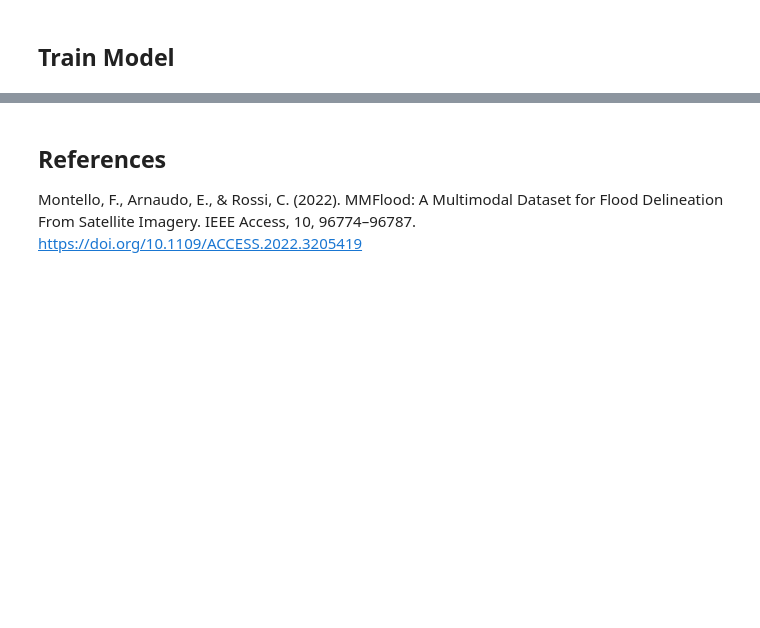
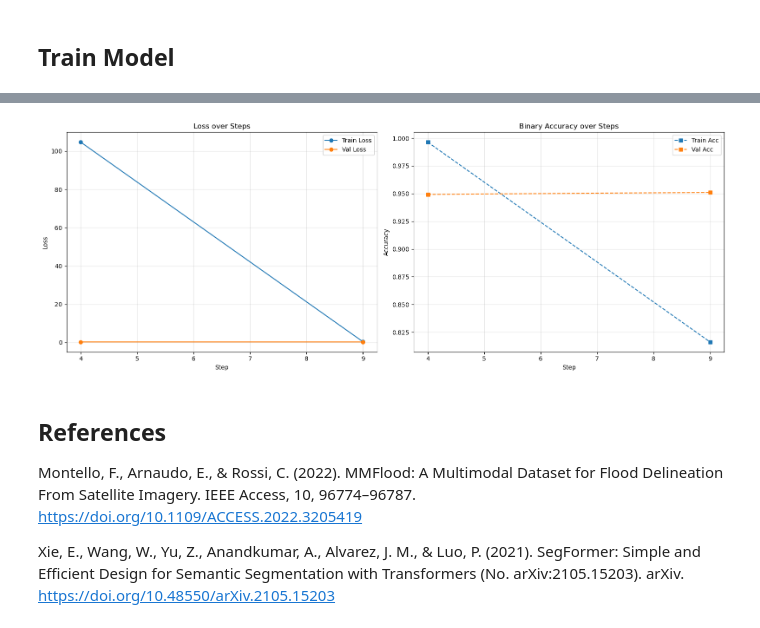
Before and after one commit to rabinatwayana/DL_torchgeo_MMFlood_Segmentation, a Jupyter notebook: Drive_mmflood.ipynb, the cells around one changed output, grey strips where cells are left out. Drawn from its saved outputs; the diff is of its cells as text; code cells hidden in the pictures; blank space fills up the shorter version.

```diff
--- a/Drive_mmflood.ipynb
+++ b/Drive_mmflood.ipynb
@@ -643,3 +981,9 @@ want to see logs for the training epoch.
+# %%
+plot_graph("local_logs/segformer_s1_dem_20260123_220256/metrics.csv")
+# %% [output]
+[figure, added]
 # %% [markdown]
 ## References
 Montello, F., Arnaudo, E., & Rossi, C. (2022). MMFlood: A Multimodal Dataset for Flood Delineation From Satellite Imagery. IEEE Access, 10, 96774–96787. https://doi.org/10.1109/ACCESS.2022.3205419
+
+Xie, E., Wang, W., Yu, Z., Anandkumar, A., Alvarez, J. M., & Luo, P. (2021). SegFormer: Simple and Efficient Design for Semantic Segmentation with Transformers (No. arXiv:2105.15203). arXiv. https://doi.org/10.48550/arXiv.2105.15203
```
Also changed, not shown: parts of 29 cells of this notebook, 3 other files.
